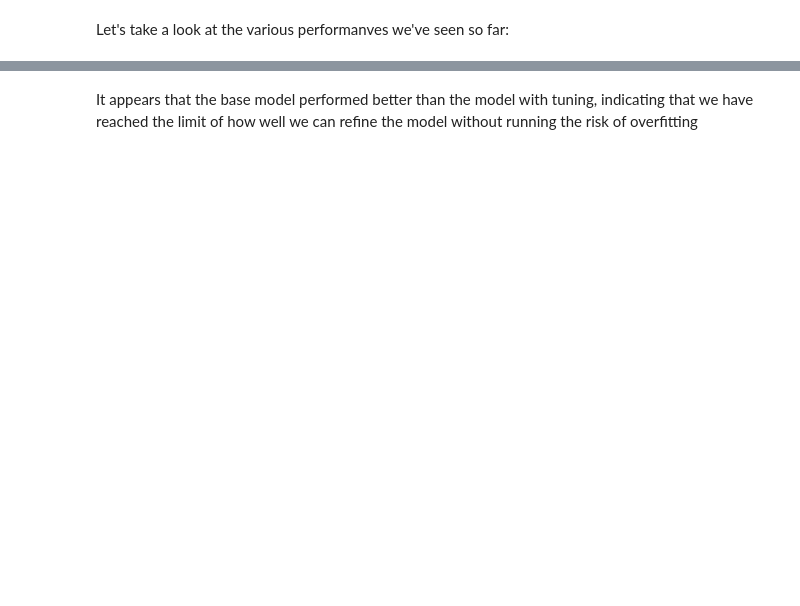
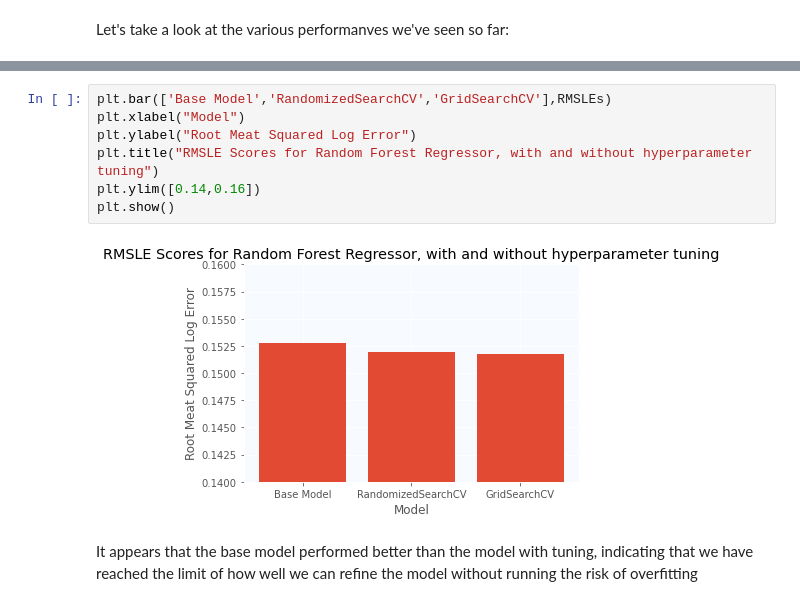
Before and after one commit to COGS118A/Group019-Wi23, a Jupyter notebook: Group19-RandomForest.ipynb, the cells around one changed output, grey strips where cells are left out. Drawn from its saved outputs; the diff is of its cells as text; blank space fills up the shorter version.

```diff
--- a/Group19-RandomForest.ipynb
+++ b/Group19-RandomForest.ipynb
@@ -256,2 +298,11 @@ plt.show()
+# %%
+plt.bar(['Base Model','RandomizedSearchCV','GridSearchCV'],RMSLEs)
+plt.xlabel("Model")
+plt.ylabel("Root Meat Squared Log Error")
+plt.title("RMSLE Scores for Random Forest Regressor, with and without hyperparameter tuning")
+plt.ylim([0.14,0.16])
+plt.show()
+# %% [output]
+[figure, added]
 # %% [markdown]
 It appears that the base model performed better than the model with tuning, indicating that we have reached the limit of how well we can refine the model without running the risk of overfitting
```
Also changed, not shown: parts of 27 cells of this notebook.
